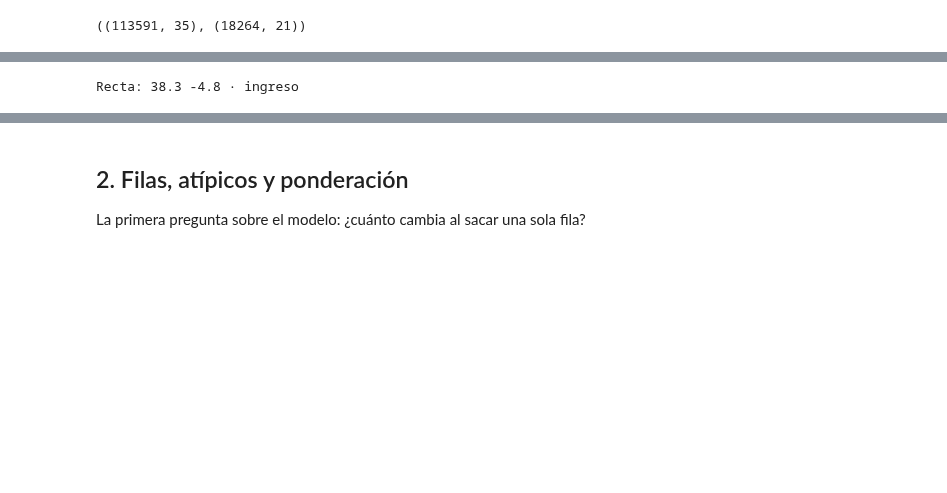
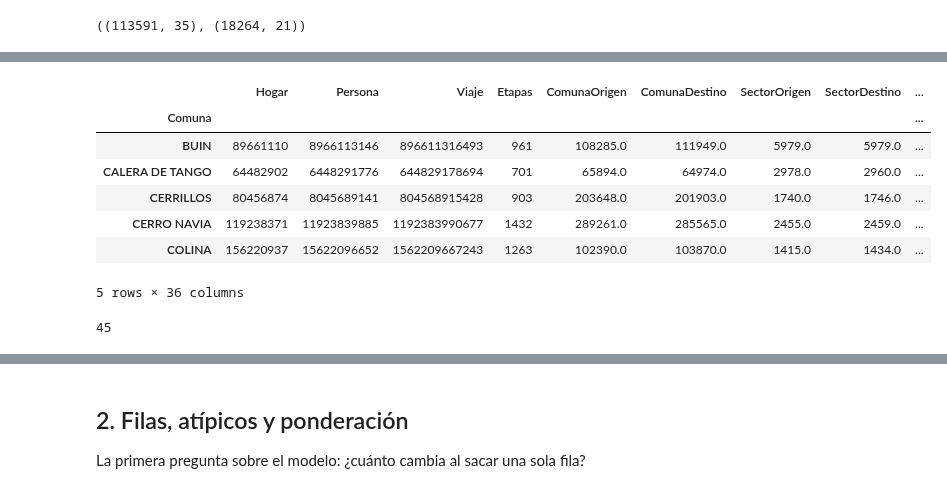
Before and after one commit to daniopitz/cienciadatos, a Jupyter notebook: 04_regresion.ipynb, the cells around one changed output, grey strips where cells are left out. Saved outputs shown, nothing was run; the diff lists cells and outputs as text; code cells hidden in the pictures; blank space fills up the shorter version.

```diff
--- a/04_regresion.ipynb
+++ b/04_regresion.ipynb
@@ -54,9 +72,21 @@ len(por_comuna)
-# %%
-# La primera recta y sus residuos (la única vez con polyfit; luego, statsmodels)
-pendiente, intercepto = np.polyfit(por_comuna["ingreso"] / 1e6,
-                                   por_comuna["duracion"], 1)
-por_comuna["prediccion"] = intercepto + pendiente * por_comuna["ingreso"] / 1e6
-por_comuna["residuo"] = por_comuna["duracion"] - por_comuna["prediccion"]
-print(f"Recta: {intercepto:.1f} {pendiente:+.1f} · ingreso")
-# %% [output]
-Recta: 38.3 -4.8 · ingreso
+# %%
+suma = viajes_final.groupby("Comuna").sum(numeric_only=True)
+suma.head()
+# %% [output]
+|  | Hogar | Persona | Viaje | Etapas | ComunaOrigen | ComunaDestino | SectorOrigen | SectorDestino | ... |
+| Comuna |  |  |  |  |  |  |  |  | ... |
+| BUIN | 89661110 | 8966113146 | 896611316493 | 961 | 108285.0 | 111949.0 | 5979.0 | 5979.0 | ... |
+| CALERA DE TANGO | 64482902 | 6448291776 | 644829178694 | 701 | 65894.0 | 64974.0 | 2978.0 | 2960.0 | ... |
+| CERRILLOS | 80456874 | 8045689141 | 804568915428 | 903 | 203648.0 | 201903.0 | 1740.0 | 1746.0 | ... |
+| CERRO NAVIA | 119238371 | 11923839885 | 1192383990677 | 1432 | 289261.0 | 285565.0 | 2455.0 | 2459.0 | ... |
+| COLINA | 156220937 | 15622096652 | 1562209667243 | 1263 | 102390.0 | 103870.0 | 1415.0 | 1434.0 | ... |
+5 rows × 36 columns
+# %%
+por_comuna = pd.DataFrame({
+    "ingreso": suma["w_IngresoHogar"] / suma["FactorLaboralNormal"],
+    "duracion": suma["w_TiempoViaje"] / suma["FactorLaboralNormal"],
+    "n": viajes_final.groupby("Comuna").size()}).reset_index()
+por_comuna = por_comuna[por_comuna["n"] >= 200]
+len(por_comuna)
+# %% [output]
+45
```
Also changed, not shown: parts of 6 cells of this notebook.
